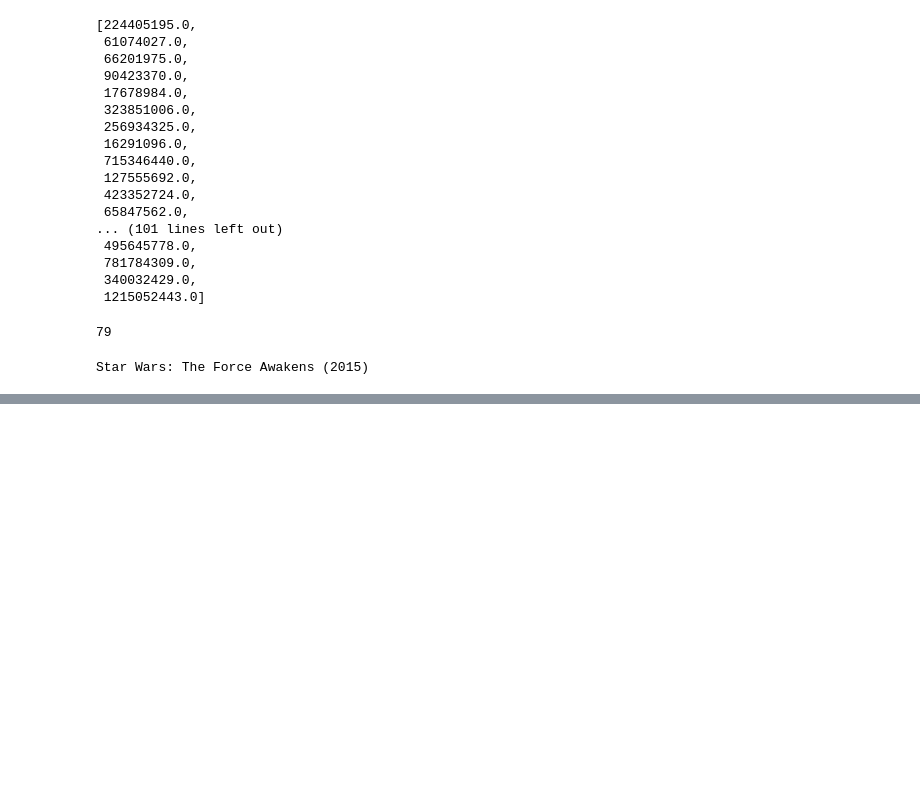
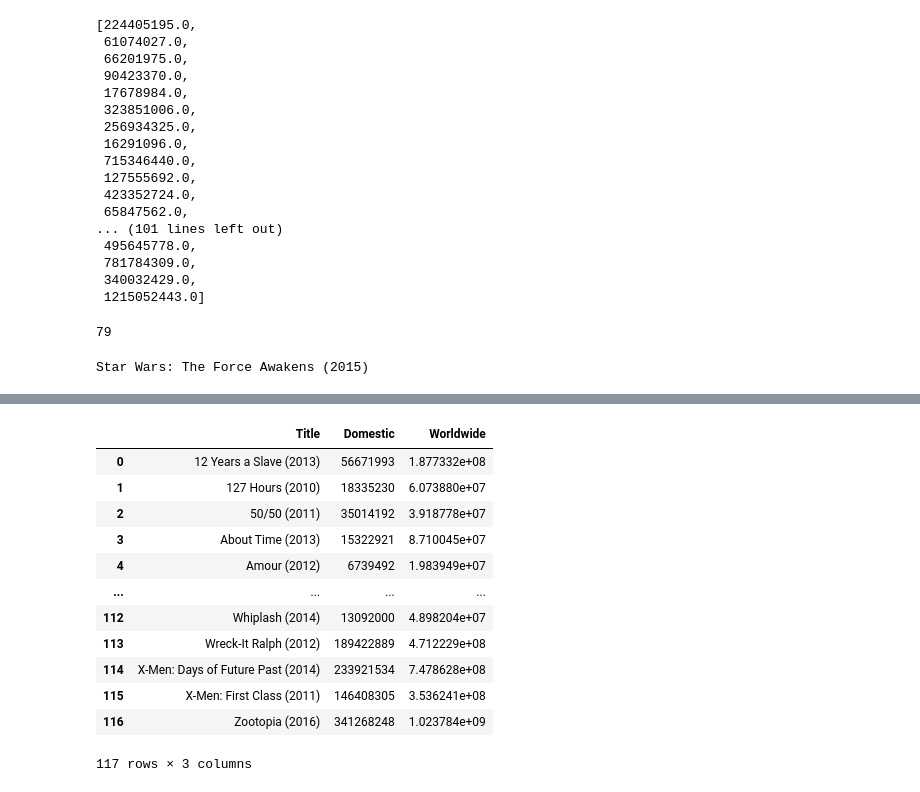
Before and after one commit to pradnyesh45/SQLite, a Jupyter notebook: IMDB.ipynb, the cells around one changed output, grey strips where cells are left out. Drawn from its saved outputs; the diff is of its cells as text; code cells hidden in the pictures; blank space fills up the shorter version.

```diff
--- a/IMDB.ipynb
+++ b/IMDB.ipynb
@@ -330,0 +474,17 @@ Star Wars: The Force Awakens (2015)
+# %%
+data = pd.read_sql_query("SELECT Title, Domestic, Worldwide FROM IMDB INNER JOIN earning ON IMDB.Movie_id = earning.Movie_id", db)
+data
+# %% [output]
+|  | Title | Domestic | Worldwide |
+| 0 | 12 Years a Slave (2013) | 56671993 | 1.877332e+08 |
+| 1 | 127 Hours (2010) | 18335230 | 6.073880e+07 |
+| 2 | 50/50 (2011) | 35014192 | 3.918778e+07 |
+| 3 | About Time (2013) | 15322921 | 8.710045e+07 |
+| 4 | Amour (2012) | 6739492 | 1.983949e+07 |
+| ... | ... | ... | ... |
+| 112 | Whiplash (2014) | 13092000 | 4.898204e+07 |
+| 113 | Wreck-It Ralph (2012) | 189422889 | 4.712229e+08 |
+| 114 | X-Men: Days of Future Past (2014) | 233921534 | 7.478628e+08 |
+| 115 | X-Men: First Class (2011) | 146408305 | 3.536241e+08 |
+| 116 | Zootopia (2016) | 341268248 | 1.023784e+09 |
+117 rows × 3 columns
```
Also changed, not shown: parts of 31 cells of this notebook.
